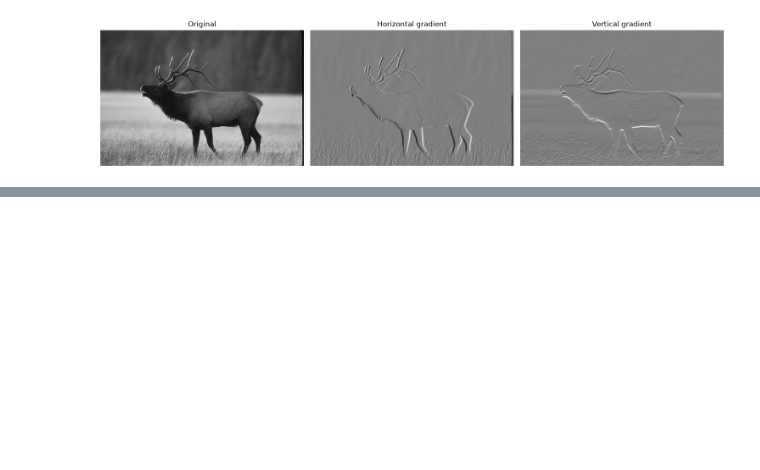
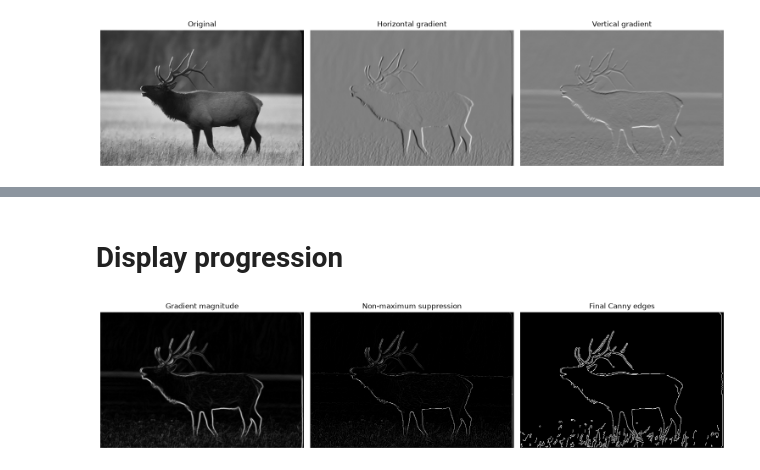
Before and after one commit to jcmej/canny-detection, a Jupyter notebook: canny-detection.ipynb, the cells around one changed output, grey strips where cells are left out. Cells and saved outputs as stored; diff of their text form; code cells hidden in the pictures; blank space fills up the shorter version.

Commit message:
complete canny edge detector implementation in notebook

```diff
--- a/canny-detection.ipynb
+++ b/canny-detection.ipynb
@@ -191,0 +324,19 @@ plt.show()
+# %% [markdown]
+# Display progression
+# %%
+fig, axes = plt.subplots(1, 3, figsize=(15, 5))
+
+for ax, image, title in zip(
+    axes,
+    [M, N, edges],
+    ["Gradient magnitude", "Non-maximum suppression", "Final Canny edges"],
+):
+    ax.imshow(image, cmap="gray", vmin=0,
+              vmax=1 if image.dtype == bool else M.max())
+    ax.set_title(title)
+    ax.axis("off")
+
+plt.tight_layout()
+plt.show()
+# %% [output]
+[figure, added]
```
Also changed, not shown: parts of 9 cells of this notebook.
